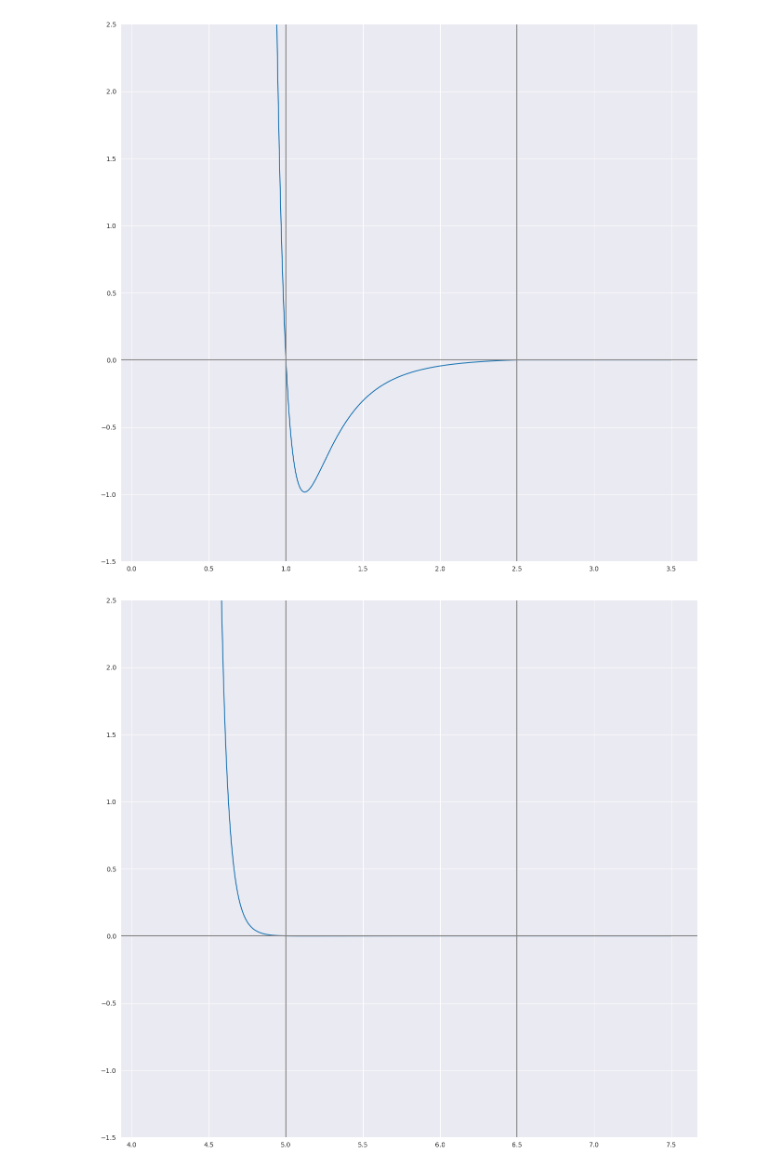
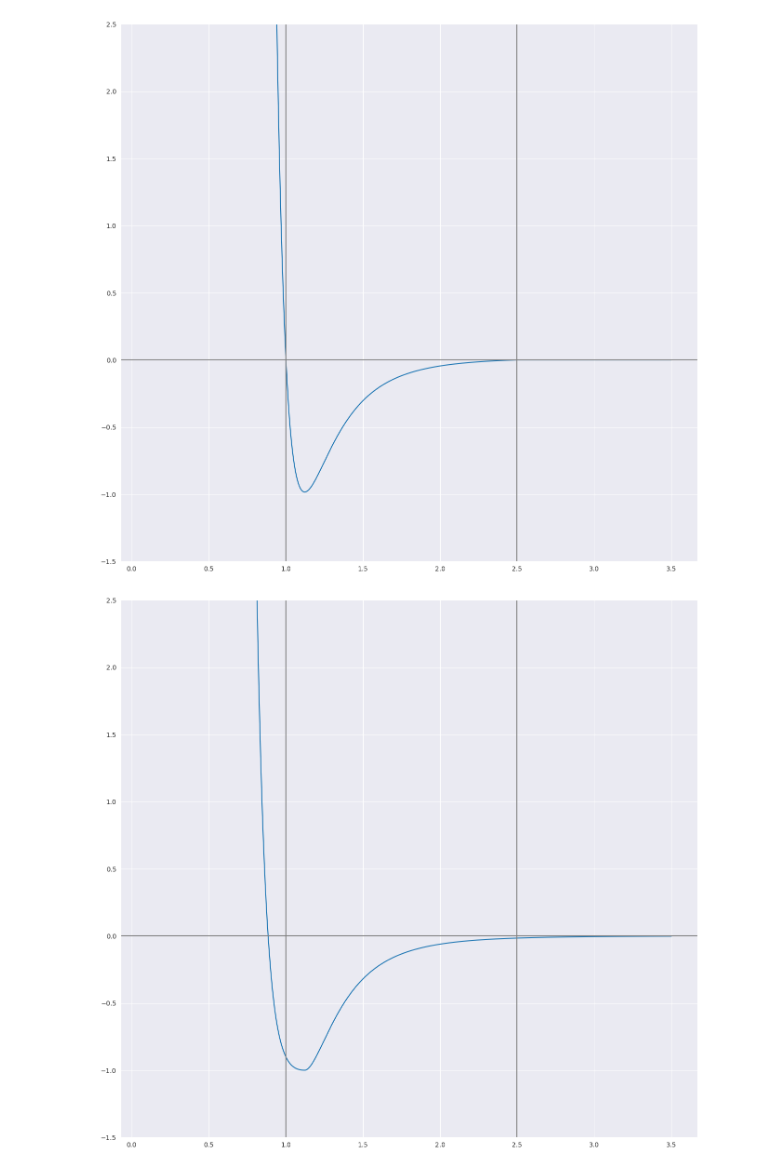
Before and after one commit to Smoren/molecular-python3, a Jupyter notebook: research/lennard_jones.ipynb, the cells around one changed output. Saved outputs shown, nothing was run; the diff lists cells and outputs as text; code cells hidden in the pictures.

```diff
--- a/research/lennard_jones.ipynb
+++ b/research/lennard_jones.ipynb
@@ -136,21 +126,26 @@ def lennard_jones_potential_with_offset_truncated(r: np.ndarray, sigma: float, e
-# %%
-_, ax = plt.subplots(ncols=1, nrows=1, figsize=(16, 15))
-
-sigma = 1
-eps = 0.001
-offset = 4
-
-x = np.linspace(0.1+offset, 3.5+offset, 1000)
-y = lennard_jones_potential_with_offset_truncated(x, sigma, eps, offset) / sigma
-
-plot = sns.lineplot(
-    x=x,
-    y=y,
-    ax=ax,
-)
-plot.set_ylim(-1.5, 2.5)
-plot.axhline(y=0, color='grey')
-plot.axvline(x=2.5*sigma + offset, color='grey')
-plot.axvline(x=1+offset, color='grey');
-# %% [output]
-[figure, removed]
+# %%
+_, ax = plt.subplots(ncols=1, nrows=1, figsize=(16, 15))
+
+sigma = 1
+eps = 1
+
+x = np.linspace(0.1, 3.5, 1000) / eps
+y = lennard_jones_potential(x, sigma, eps) / sigma
+
+x_min = sigma*(2**(1/6))
+y_min = lennard_jones_potential(x_min, sigma, eps)
+divider = 10
+
+y[x < x_min] = y[x < x_min] / divider + (y_min - y_min/divider)
+
+plot = sns.lineplot(
+    x=x,
+    y=y,
+    ax=ax,
+)
+plot.set_ylim(-1.5, 2.5)
+plot.axhline(y=0, color='grey')
+plot.axvline(x=2.5*sigma, color='grey')
+plot.axvline(x=1, color='grey');
+# %% [output]
+[figure, added]
```
Also changed, not shown: parts of 1 cell of this notebook, 1 other file.
